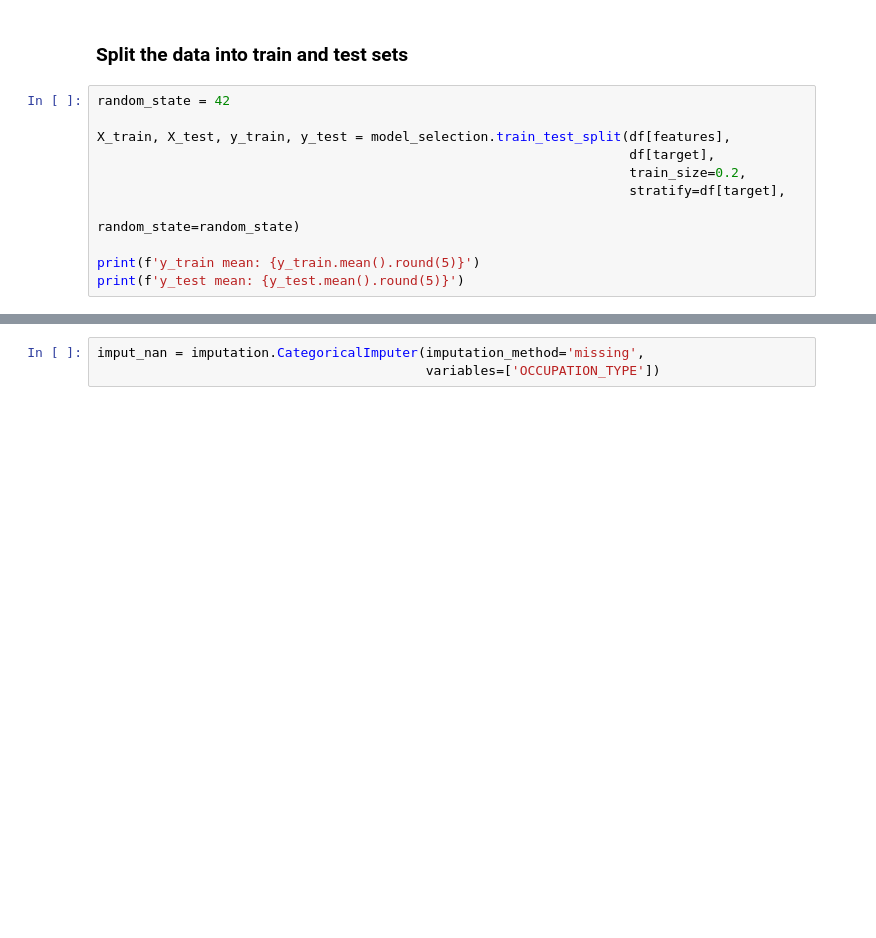
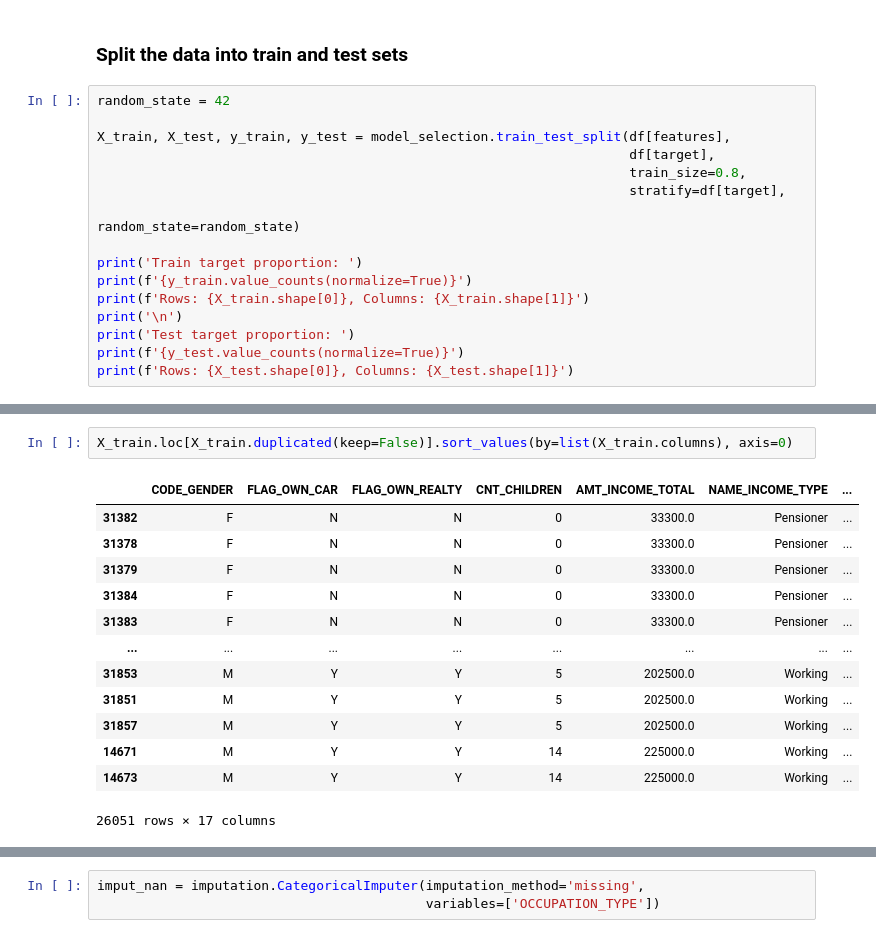
Before and after one commit to Alex-Ramires/credit_card_approval_prediction, a Jupyter notebook: notebooks/1 - EDA and Modeling.ipynb, the cells around one changed output, grey strips where cells are left out. Cells and saved outputs as stored; diff of their text form; blank space fills up the shorter version.

```diff
--- a/notebooks/1 - EDA and Modeling.ipynb
+++ b/notebooks/1 - EDA and Modeling.ipynb
@@ -142,10 +64,15 @@ random_state = 42
 
 X_train, X_test, y_train, y_test = model_selection.train_test_split(df[features],
                                                                     df[target],
-                                                                    train_size=0.2,
+                                                                    train_size=0.8,
                                                                     stratify=df[target],
                                                                     random_state=random_state)
 
-print(f'y_train mean: {y_train.mean().round(5)}')
-print(f'y_test mean: {y_test.mean().round(5)}')
+print('Train target proportion: ')
+print(f'{y_train.value_counts(normalize=True)}')
+print(f'Rows: {X_train.shape[0]}, Columns: {X_train.shape[1]}')
+print('\n')
+print('Test target proportion: ')
+print(f'{y_test.value_counts(normalize=True)}')
+print(f'Rows: {X_test.shape[0]}, Columns: {X_test.shape[1]}')
 # %% [output]
@@ -153,0 +93,16 @@ y_test mean: 0.38068
+# %%
+X_train.loc[X_train.duplicated(keep=False)].sort_values(by=list(X_train.columns), axis=0)
+# %% [output]
+|  | CODE_GENDER | FLAG_OWN_CAR | FLAG_OWN_REALTY | CNT_CHILDREN | AMT_INCOME_TOTAL | NAME_INCOME_TYPE | ... |
+| 31382 | F | N | N | 0 | 33300.0 | Pensioner | ... |
+| 31378 | F | N | N | 0 | 33300.0 | Pensioner | ... |
+| 31379 | F | N | N | 0 | 33300.0 | Pensioner | ... |
+| 31384 | F | N | N | 0 | 33300.0 | Pensioner | ... |
+| 31383 | F | N | N | 0 | 33300.0 | Pensioner | ... |
+| ... | ... | ... | ... | ... | ... | ... | ... |
+| 31853 | M | Y | Y | 5 | 202500.0 | Working | ... |
+| 31851 | M | Y | Y | 5 | 202500.0 | Working | ... |
+| 31857 | M | Y | Y | 5 | 202500.0 | Working | ... |
+| 14671 | M | Y | Y | 14 | 225000.0 | Working | ... |
+| 14673 | M | Y | Y | 14 | 225000.0 | Working | ... |
+26051 rows × 17 columns
```
Also changed, not shown: parts of 13 cells of this notebook, 1 other file.
